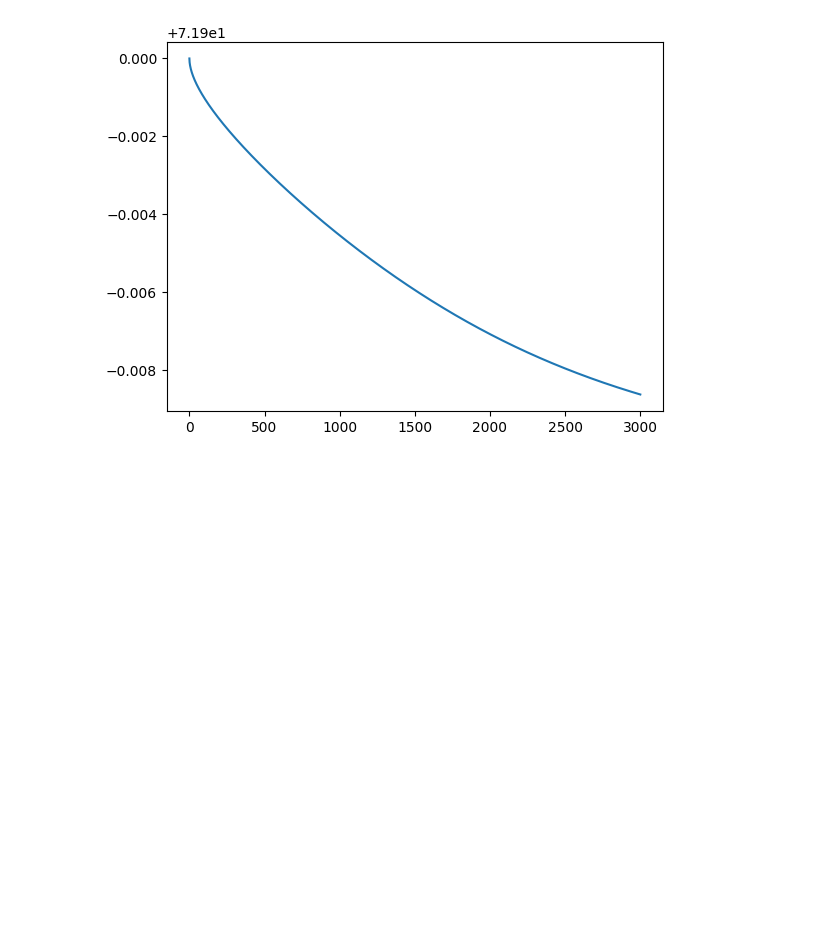
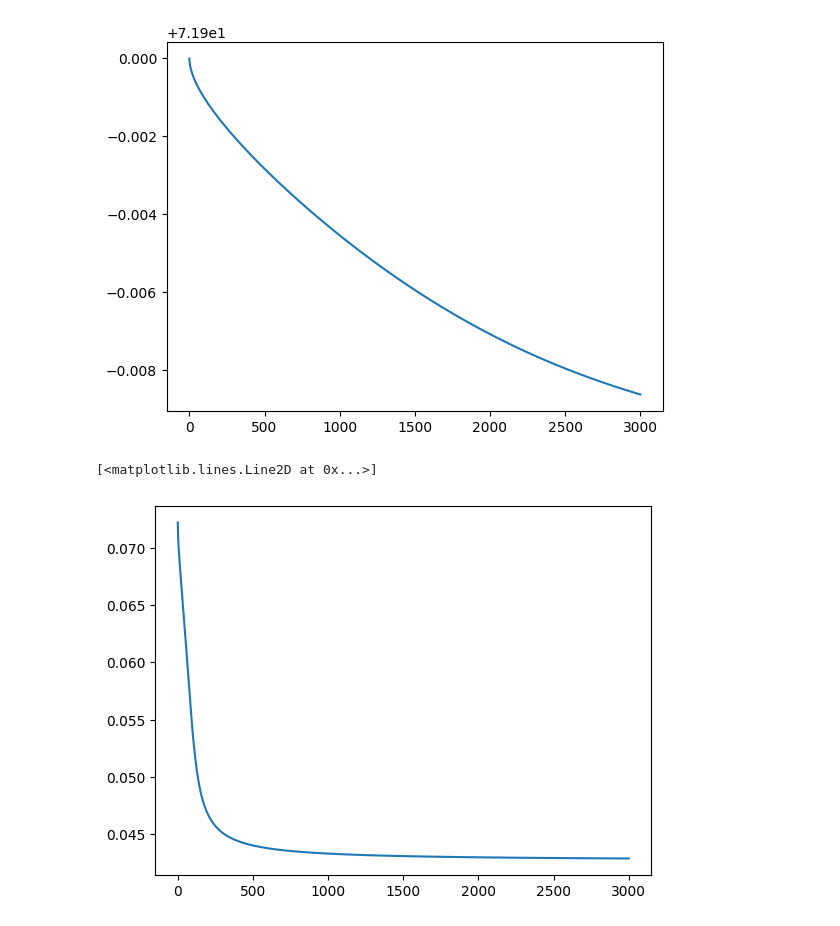
Before and after one commit to modmasterecho/Dynamic-Surface-Tension, a Jupyter notebook: testing2.ipynb, the cells around one changed output. Saved outputs shown, nothing was run; the diff lists cells and outputs as text; code cells hidden in the pictures; blank space fills up the shorter version.

```diff
--- a/testing2.ipynb
+++ b/testing2.ipynb
@@ -94,3 +94,10 @@ plt.plot(simdata["time_s"], simdata["dynamic_surface_tension_N_m"], label='Simul
 # %% [output]
 [<matplotlib.lines.Line2D at 0x...>]
 [figure]
+# %%
+simdata=pd.read_csv("Simulation.tsv", delimiter="\t")
+plt.plot(simdata["time_s"], simdata["dynamic_surface_tension_N_m"], label='Simulation')
+#plt.xscale("log")
+# %% [output]
+[<matplotlib.lines.Line2D at 0x...>]
+[figure, added]
```
Also changed, not shown: parts of 2 cells of this notebook, 8 other files.
